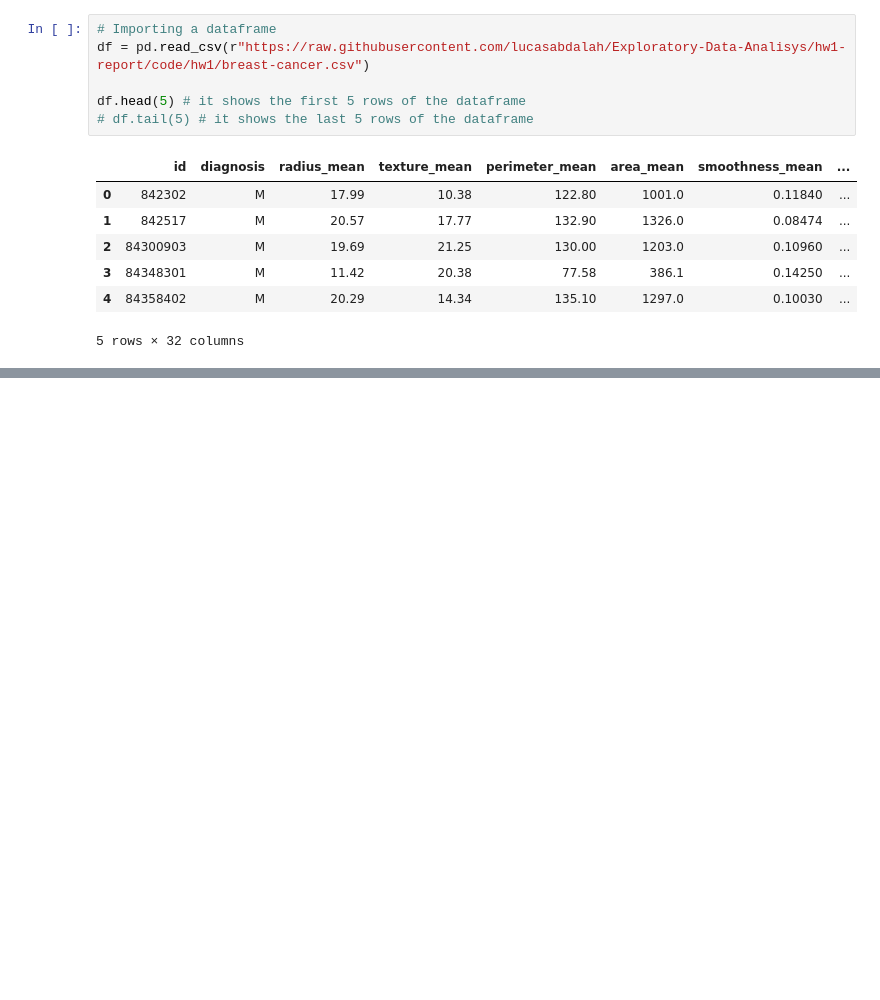
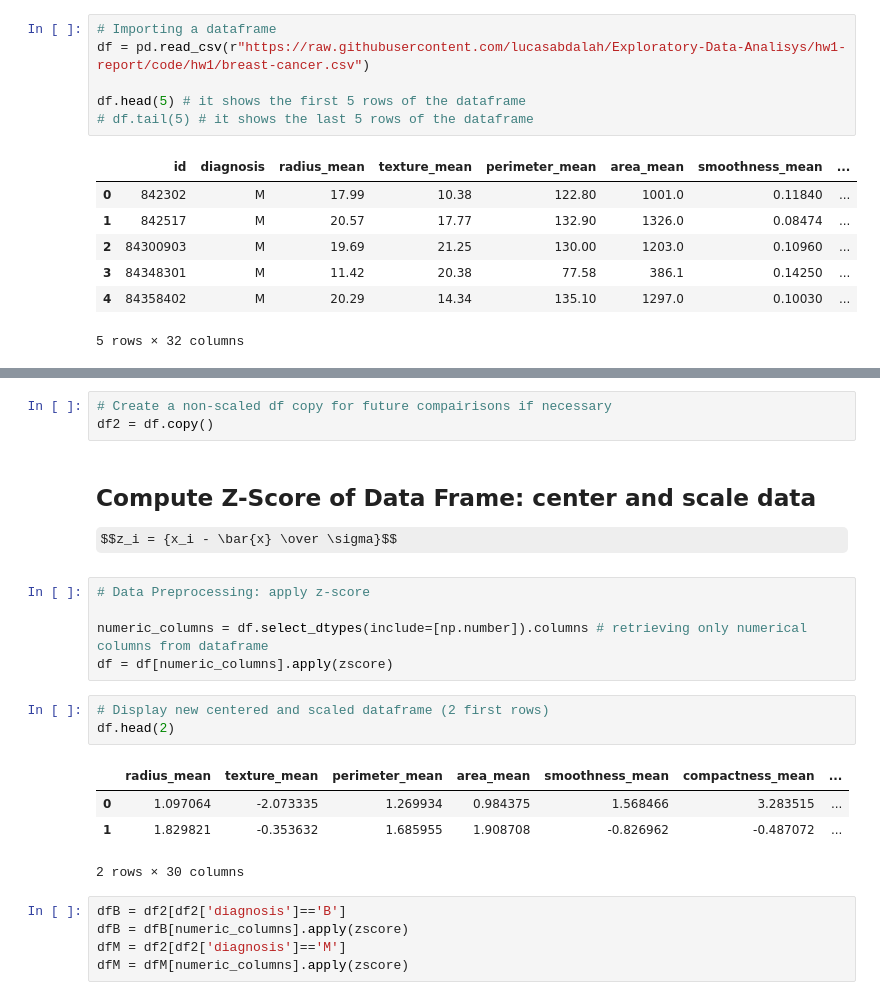
Before and after one commit to lucasabdalah/Exploratory-Data-Analisys, a Jupyter notebook: code/hw1/data_investigation.ipynb, the cells around one changed output, grey strips where cells are left out. Drawn from its saved outputs; the diff is of its cells as text; some formulas as TeX source; blank space fills up the shorter version.

```diff
--- a/code/hw1/data_investigation.ipynb
+++ b/code/hw1/data_investigation.ipynb
@@ -80,0 +67,25 @@ df.isnull()
+# %%
+# Create a non-scaled df copy for future compairisons if necessary
+df2 = df.copy()
+# %% [markdown]
+## Compute Z-Score of Data Frame: center and scale data
+
+$$z_i = {x_i - \bar{x} \over \sigma}$$
+# %%
+# Data Preprocessing: apply z-score
+
+numeric_columns = df.select_dtypes(include=[np.number]).columns # retrieving only numerical columns from dataframe
+df = df[numeric_columns].apply(zscore)
+# %%
+# Display new centered and scaled dataframe (2 first rows)
+df.head(2)
+# %% [output]
+|  | radius_mean | texture_mean | perimeter_mean | area_mean | smoothness_mean | compactness_mean | ... |
+| 0 | 1.097064 | -2.073335 | 1.269934 | 0.984375 | 1.568466 | 3.283515 | ... |
+| 1 | 1.829821 | -0.353632 | 1.685955 | 1.908708 | -0.826962 | -0.487072 | ... |
+2 rows × 30 columns
+# %%
+dfB = df2[df2['diagnosis']=='B']
+dfB = dfB[numeric_columns].apply(zscore)
+dfM = df2[df2['diagnosis']=='M']
+dfM = dfM[numeric_columns].apply(zscore)
```
Also changed, not shown: parts of 14 cells of this notebook, 1 other file.
